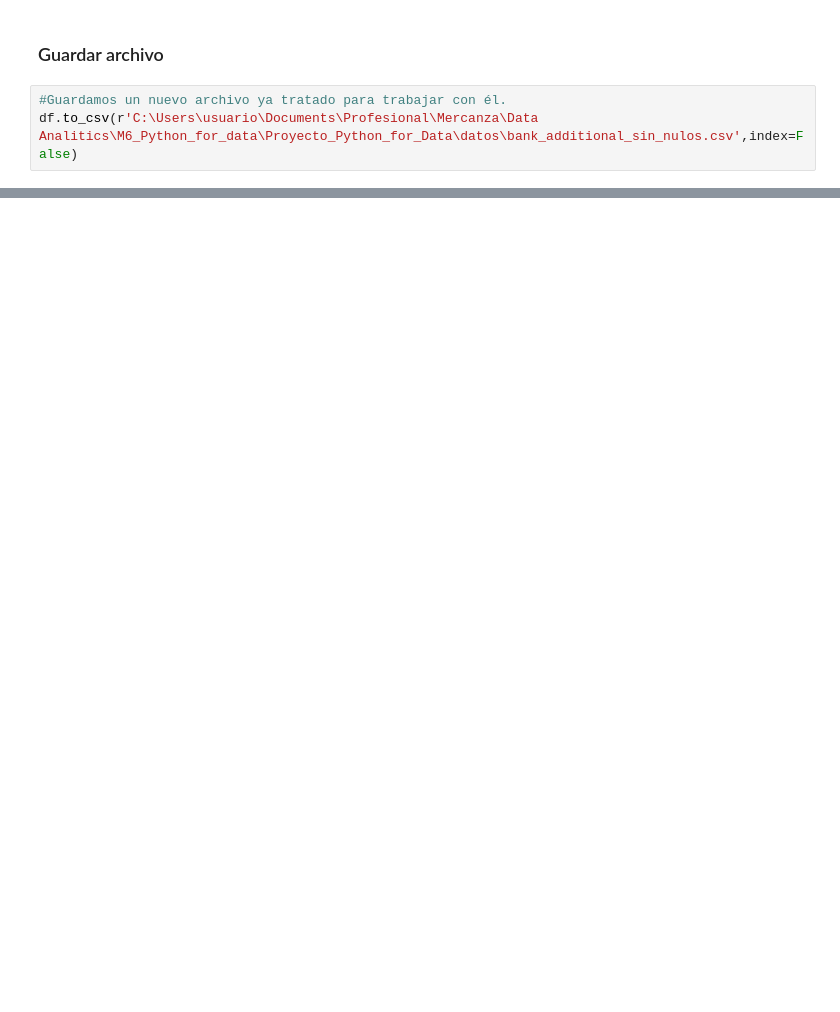
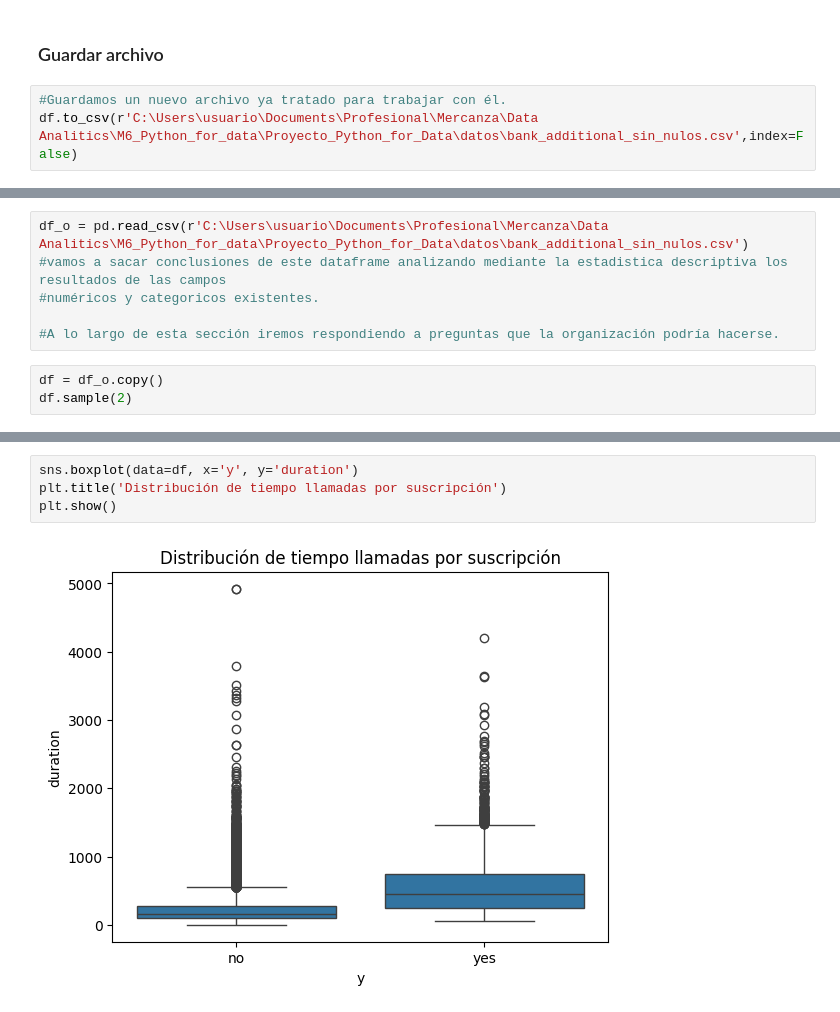
Before and after one commit to GorkaUrquizuBizarro/Proyecto_Python_for_Data, a Jupyter notebook: archivos/bank_aditional.ipynb, the cells around one changed output, grey strips where cells are left out. Saved outputs shown, nothing was run; the diff lists cells and outputs as text; blank space fills up the shorter version.

```diff
--- a/archivos/bank_aditional.ipynb
+++ b/archivos/bank_aditional.ipynb
@@ -1013,0 +1050,9 @@ df.to_csv(r'C:\Users\usuario\Documents\Profesional\Mercanza\Data Analitics\M6_Py
+# %%
+df_o = pd.read_csv(r'C:\Users\usuario\Documents\Profesional\Mercanza\Data Analitics\M6_Python_for_data\Proyecto_Python_for_Data\datos\bank_additional_sin_nulos.csv')
+#vamos a sacar conclusiones de este dataframe analizando mediante la estadistica descriptiva los resultados de las campos
+#numéricos y categoricos existentes.
+
+#A lo largo de esta sección iremos respondiendo a preguntas que la organización podría hacerse.
+# %%
+df = df_o.copy()
+df.sample(2)
@@ -1013,0 +1080,6 @@ df.to_csv(r'C:\Users\usuario\Documents\Profesional\Mercanza\Data Analitics\M6_Py
+# %%
+sns.boxplot(data=df, x='y', y='duration')
+plt.title('Distribución de tiempo llamadas por suscripción')
+plt.show()
+# %% [output]
+[figure, added]
```
Also changed, not shown: parts of 36 cells of this notebook, 1 other file.
